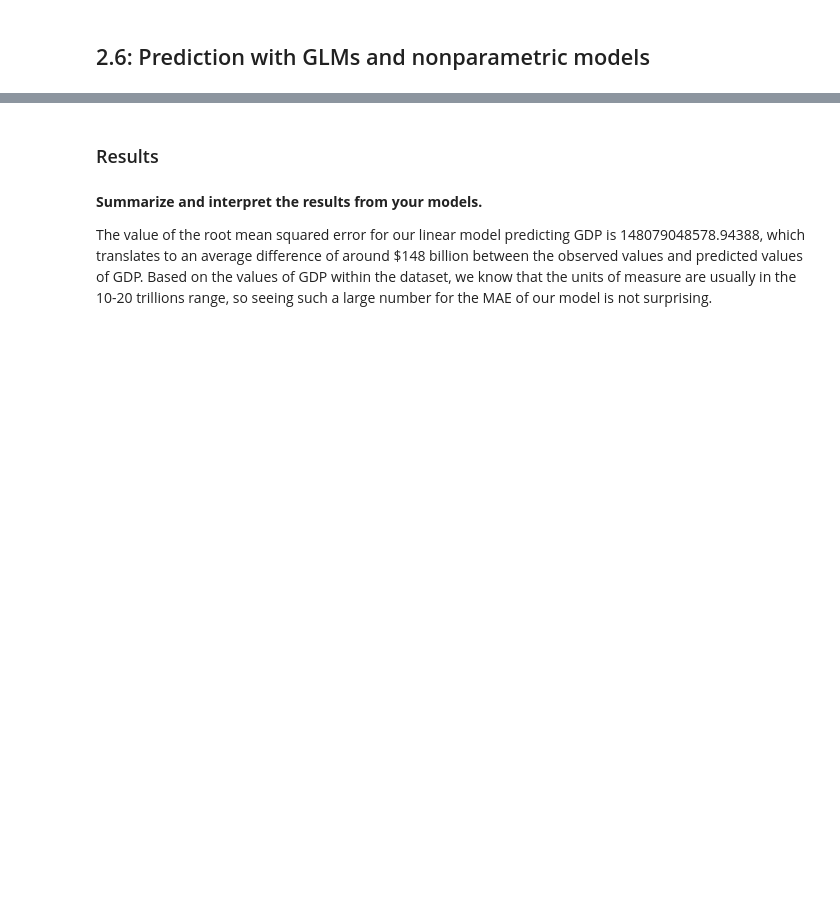
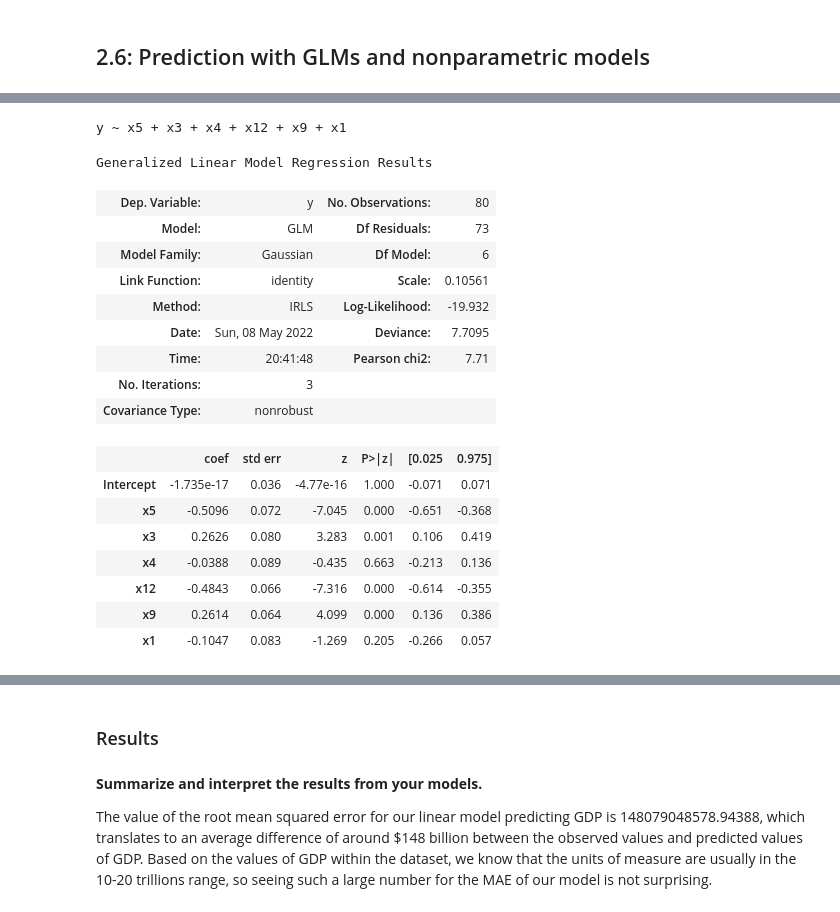
Before and after one commit to micahtyong/transportation-patterns, a Jupyter notebook: Checkpoint-2-Results.ipynb, the cells around one changed output, grey strips where cells are left out. Cells and saved outputs as stored; diff of their text form; code cells hidden in the pictures; blank space fills up the shorter version.

```diff
--- a/Checkpoint-2-Results.ipynb
+++ b/Checkpoint-2-Results.ipynb
@@ -404,0 +223,8 @@ import arviz as avz
+# %%
+# Manually construct linear regression skeleton
+
+# Rename dataframe columns (Pymc3 doesn't allow attribute names with spaces)
+rename_dict = {y_val: 'y'}
+for i, col in enumerate(prediction_columns):
+    rename_dict[col] = "x" + str(i)
+renamed_df = df.rename(columns=rename_dict).drop(columns=metadata_columns)
@@ -404,0 +265,31 @@ import arviz as avz
+# %%
+# Compute formula with only the non-colinear variables
+formula = f'y ~ ' + ' + '.join(prediction_columns_wo_colinearity)
+print(formula)
+
+# Construct model from formula
+glm_ = smf.glm(formula=formula,
+              data=renamed_df,
+              family=sm.families.Gaussian())
+glm = glm_.fit()
+glm.summary() # Passes pearson chi_squared test, but not log likelihood test => Indicates decent fit
+# %% [output]
+y ~ x5 + x3 + x4 + x12 + x9 + x1
+Generalized Linear Model Regression Results
+| Dep. Variable: | y | No. Observations: | 80 |
+| Model: | GLM | Df Residuals: | 73 |
+| Model Family: | Gaussian | Df Model: | 6 |
+| Link Function: | identity | Scale: | 0.10561 |
+| Method: | IRLS | Log-Likelihood: | -19.932 |
+| Date: | Sun, 08 May 2022 | Deviance: | 7.7095 |
+| Time: | 20:41:48 | Pearson chi2: | 7.71 |
+| No. Iterations: | 3 |  |  |
+| Covariance Type: | nonrobust |  |  |
+|  | coef | std err | z | P>|z| | [0.025 | 0.975] |
+| Intercept | -1.735e-17 | 0.036 | -4.77e-16 | 1.000 | -0.071 | 0.071 |
+| x5 | -0.5096 | 0.072 | -7.045 | 0.000 | -0.651 | -0.368 |
+| x3 | 0.2626 | 0.080 | 3.283 | 0.001 | 0.106 | 0.419 |
+| x4 | -0.0388 | 0.089 | -0.435 | 0.663 | -0.213 | 0.136 |
+| x12 | -0.4843 | 0.066 | -7.316 | 0.000 | -0.614 | -0.355 |
+| x9 | 0.2614 | 0.064 | 4.099 | 0.000 | 0.136 | 0.386 |
+| x1 | -0.1047 | 0.083 | -1.269 | 0.205 | -0.266 | 0.057 |
```
Also changed, not shown: parts of 42 cells of this notebook.
